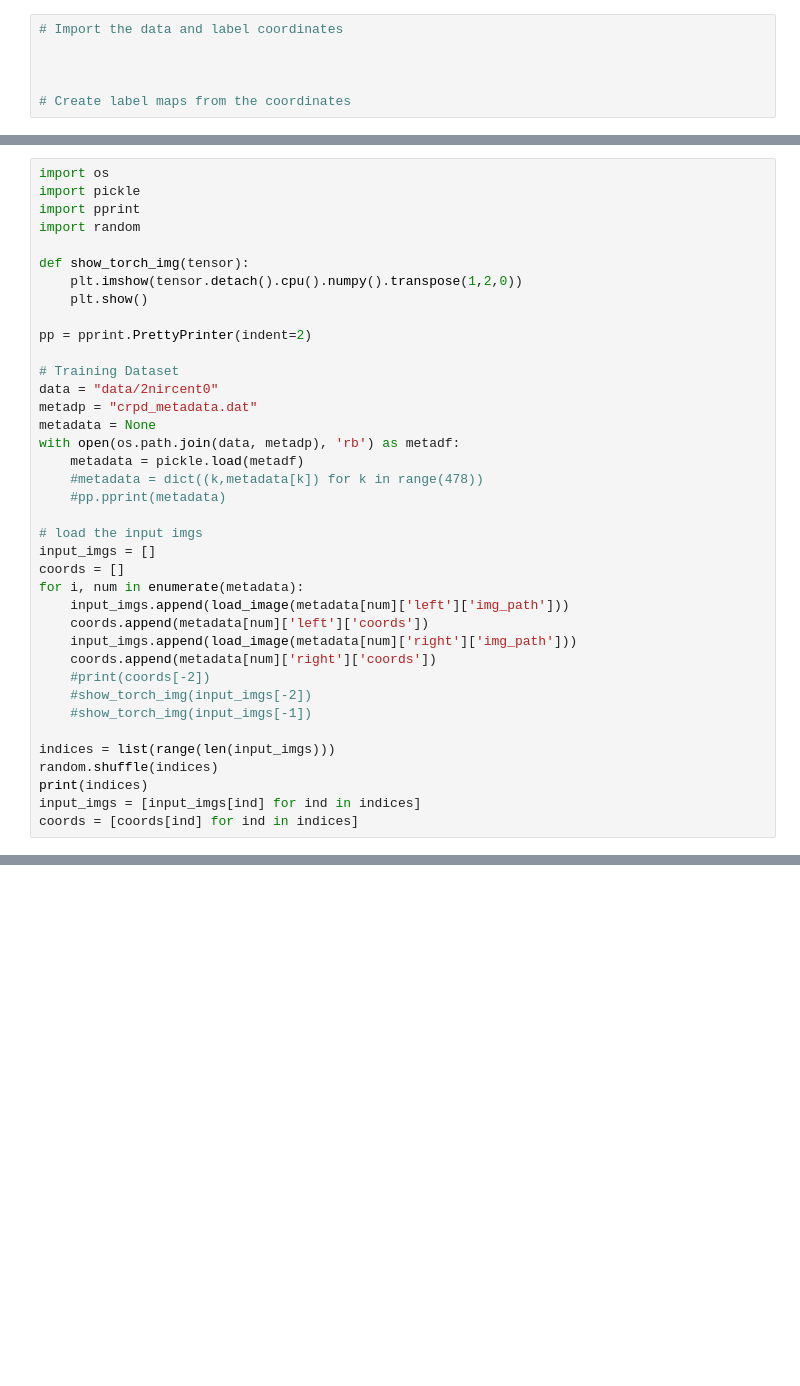
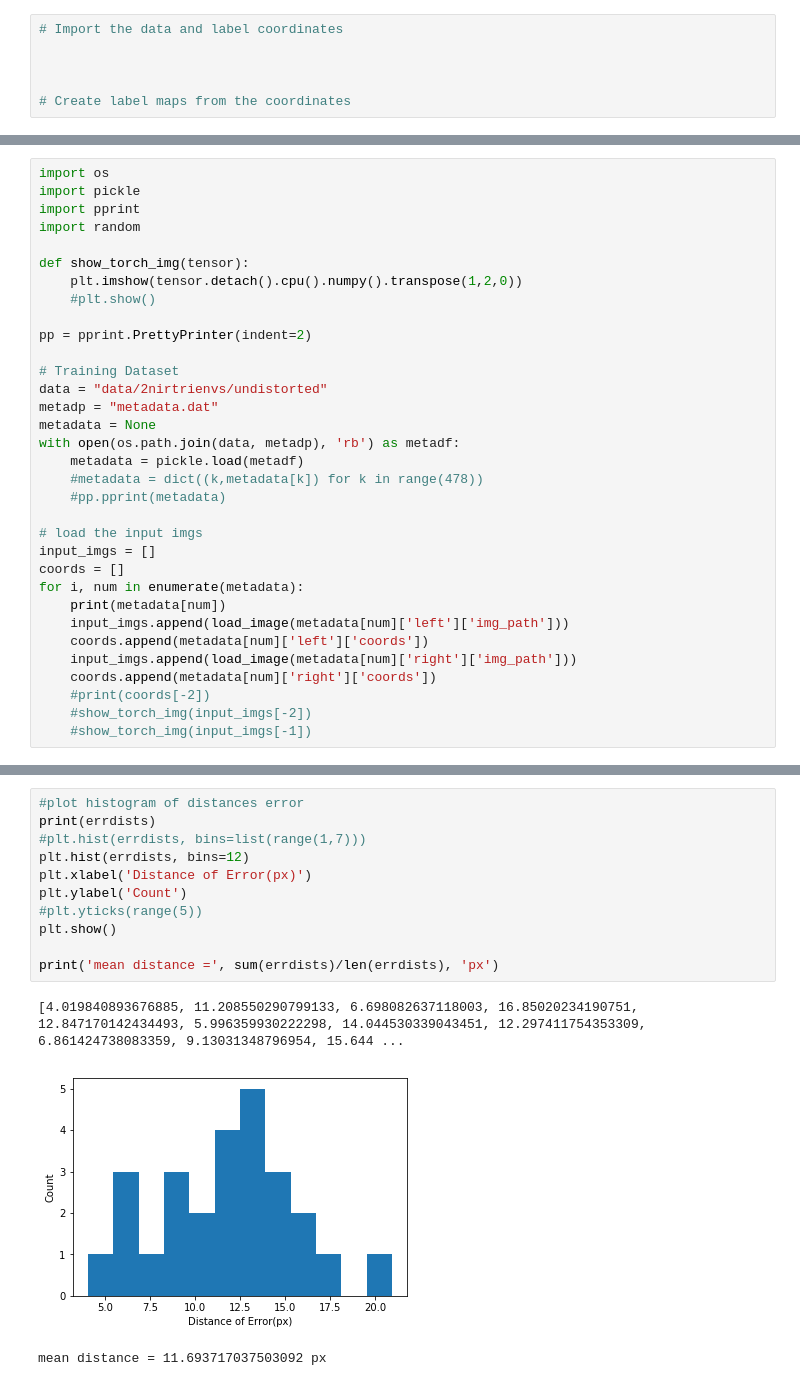
Before and after one commit to WeiXie03/quiXtinguish, a Jupyter notebook: ml/2nir_cnn.ipynb, the cells around one changed output, grey strips where cells are left out. Drawn from its saved outputs; the diff is of its cells as text; blank space fills up the shorter version.

```diff
--- a/ml/2nir_cnn.ipynb
+++ b/ml/2nir_cnn.ipynb
@@ -112,13 +110,13 @@ import random
 
 def show_torch_img(tensor):
     plt.imshow(tensor.detach().cpu().numpy().transpose(1,2,0))
-    plt.show()
+    #plt.show()
 
 pp = pprint.PrettyPrinter(indent=2)
 
 # Training Dataset
-data = "data/2nircent0"
-metadp = "crpd_metadata.dat"
+data = "data/2nirtrienvs/undistorted"
+metadp = "metadata.dat"
 metadata = None
 with open(os.path.join(data, metadp), 'rb') as metadf:
     metadata = pickle.load(metadf)
@@ -129,6 +127,7 @@ with open(os.path.join(data, metadp), 'rb') as metadf:
 input_imgs = []
 coords = []
 for i, num in enumerate(metadata):
+    print(metadata[num])
     input_imgs.append(load_image(metadata[num]['left']['img_path']))
     coords.append(metadata[num]['left']['coords'])
     input_imgs.append(load_image(metadata[num]['right']['img_path']))
@@ -136,10 +135,4 @@ for i, num in enumerate(metadata):
     #print(coords[-2])
     #show_torch_img(input_imgs[-2])
     #show_torch_img(input_imgs[-1])
-
-indices = list(range(len(input_imgs)))
-random.shuffle(indices)
-print(indices)
-input_imgs = [input_imgs[ind] for ind in indices]
-coords = [coords[ind] for ind in indices]
 # %% [output]
@@ -251,0 +310,15 @@ for ind, (img, label) in enumerate(zip(input_imgs, labels)):
+# %%
+#plot histogram of distances error
+print(errdists)
+#plt.hist(errdists, bins=list(range(1,7)))
+plt.hist(errdists, bins=12)
+plt.xlabel('Distance of Error(px)')
+plt.ylabel('Count')
+#plt.yticks(range(5))
+plt.show()
+
+print('mean distance =', sum(errdists)/len(errdists), 'px')
+# %% [output]
+[4.019840893676885, 11.208550290799133, 6.698082637118003, 16.85020234190751, 12.847170142434493, 5.996359930222298, 14.044530339043451, 12.297411754353309, 6.861424738083359, 9.13031348796954, 15.644 ...
+[figure, added]
+mean distance = 11.693717037503092 px
```
Also changed, not shown: parts of 8 cells of this notebook, 19 other files.
